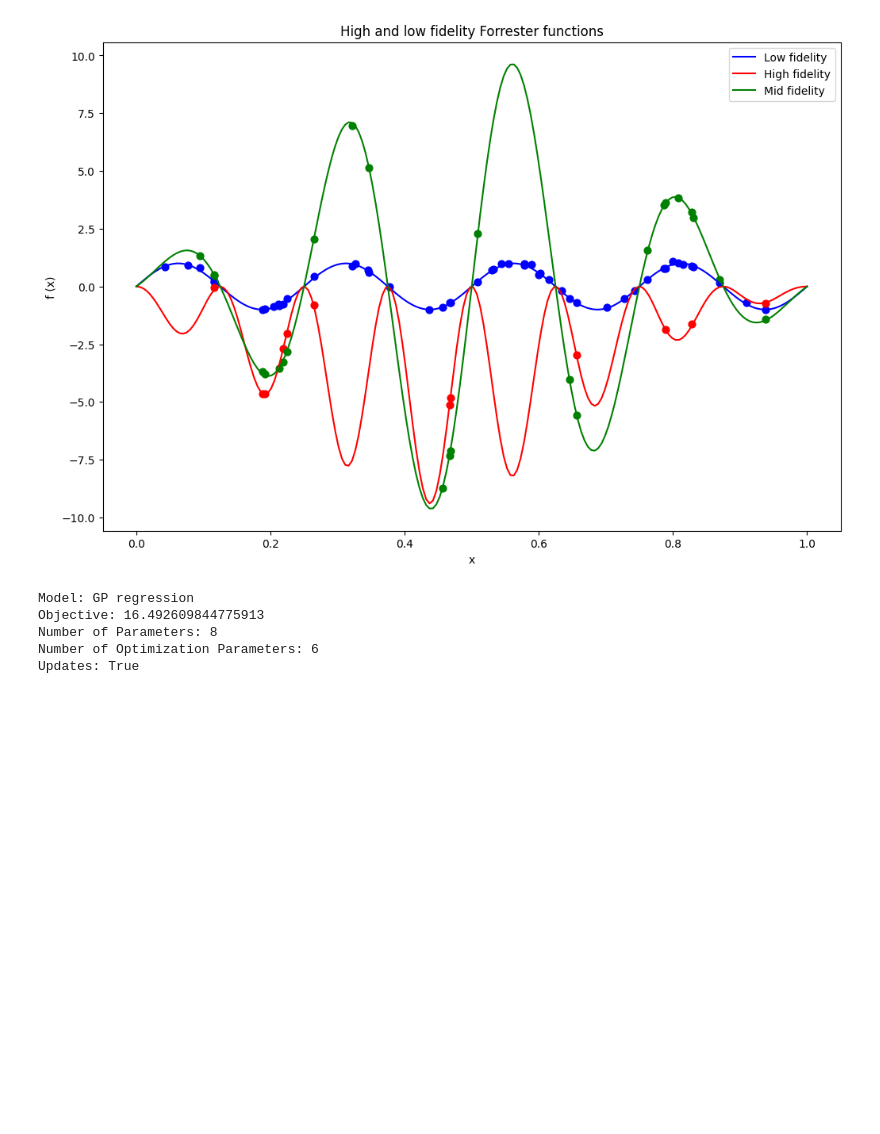
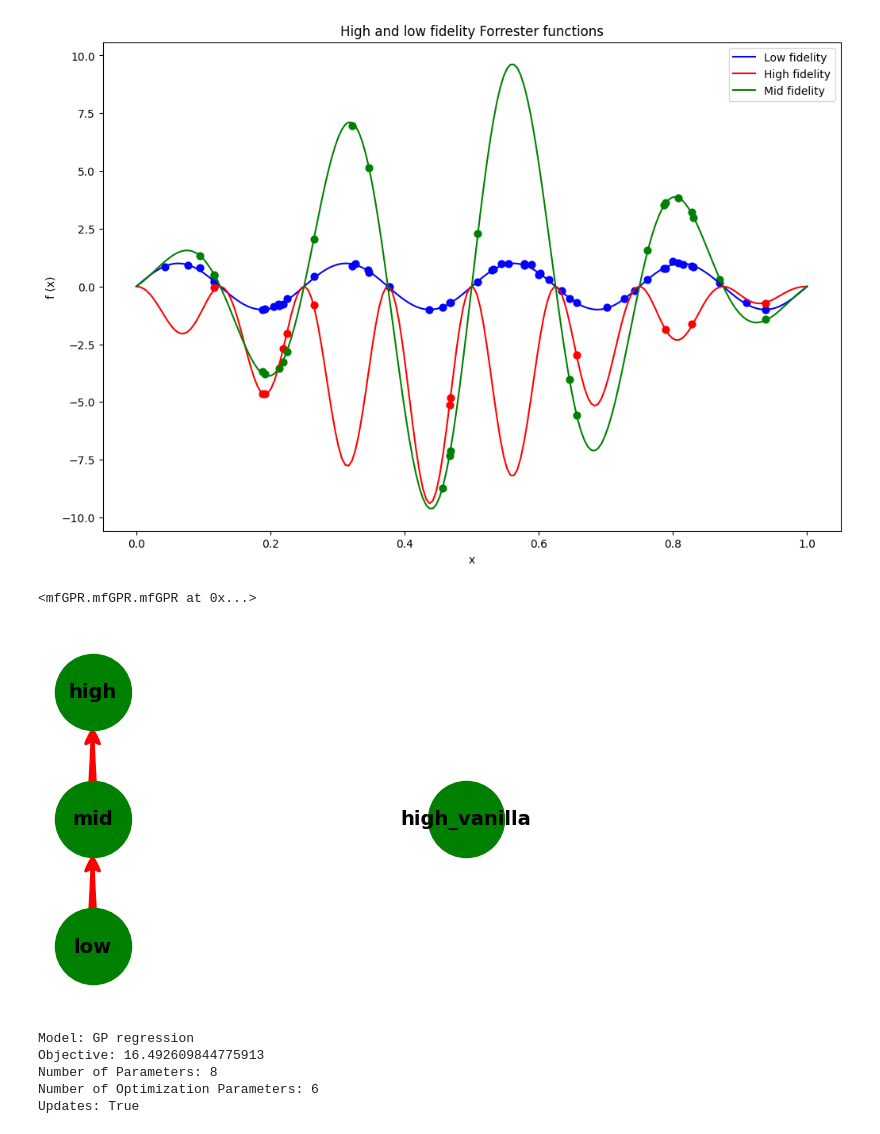
Before and after one commit to Ferg-Lab/mfGPR, a Jupyter notebook: examples/Sin_3Fidelity.ipynb, the cells around one changed output. Saved outputs shown, nothing was run; the diff lists cells and outputs as text; code cells hidden in the pictures; blank space fills up the shorter version.

```diff
--- a/examples/Sin_3Fidelity.ipynb
+++ b/examples/Sin_3Fidelity.ipynb
@@ -76,6 +70,10 @@ data = {'low': {'data':[x_train_l, y_train_l]},
        }
 # %%
 mfGPR_models = mfGPR(data=data, n_samples=500)
+mfGPR_models
+# %% [output]
+<mfGPR.mfGPR.mfGPR at 0x...>
+[figure, added]
 # %%
 mean_low, std_low = mfGPR_models['low'].predict(x_plot)
 mean_vanilla, std_vanilla = mfGPR_models['high_vanilla'].predict(x_plot)
```
Also changed, not shown: parts of 4 cells of this notebook, 2 other files.
